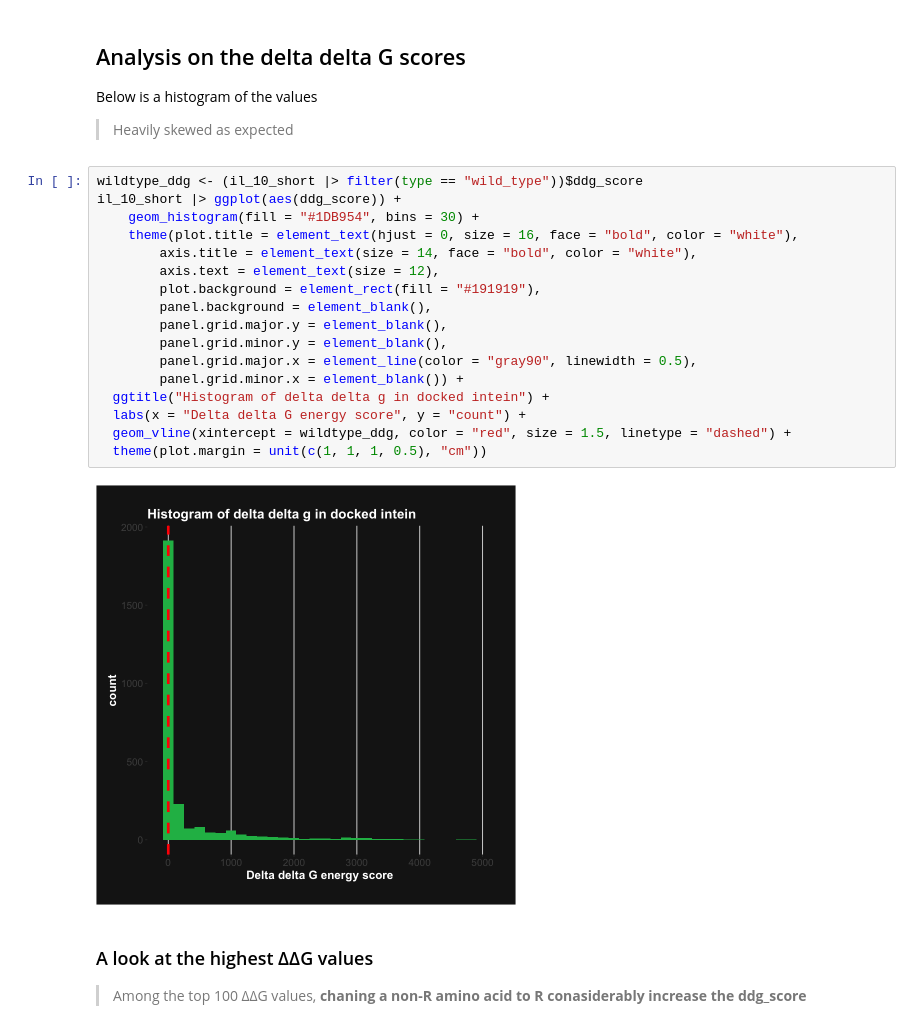
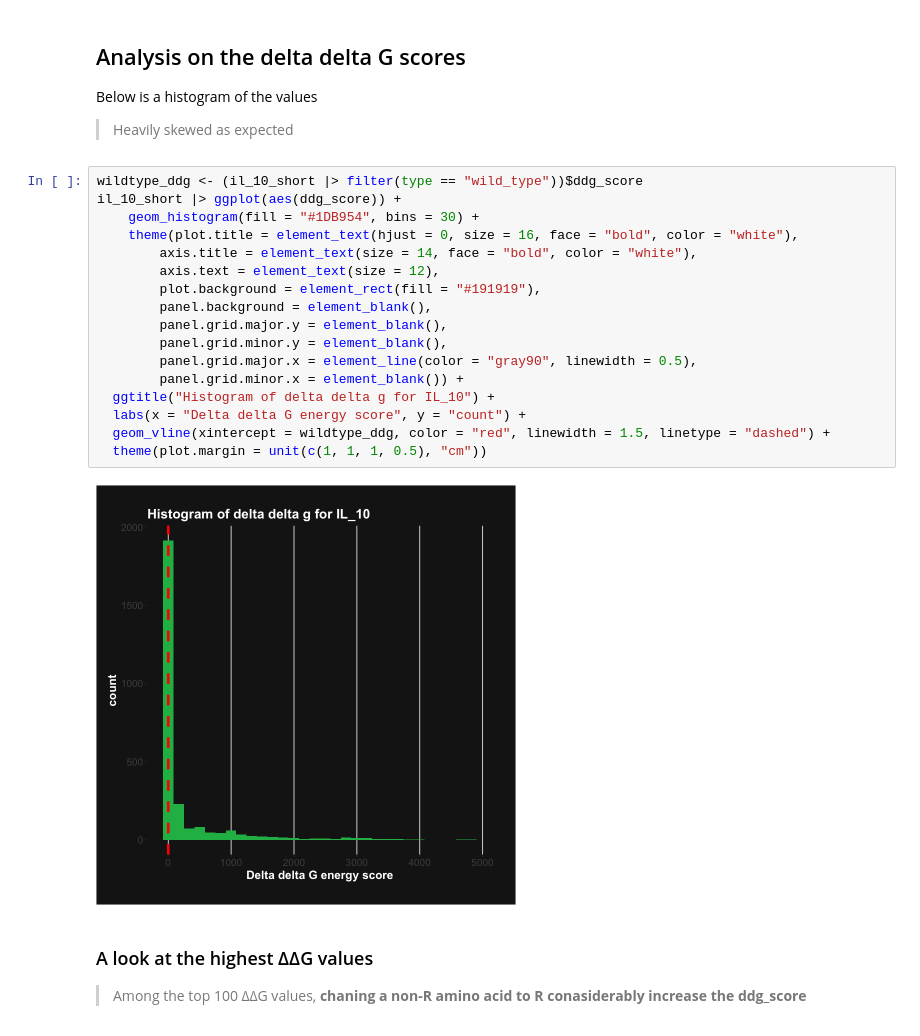
Before and after one commit to redradman/OneAAatATime, a Jupyter notebook: il_10_analysis.ipynb, the cells around one changed output. Cells and saved outputs as stored; diff of their text form.

```diff
--- a/il_10_analysis.ipynb
+++ b/il_10_analysis.ipynb
@@ -74,22 +74,22 @@ Below is a histogram of the values
 # %%
 wildtype_ddg <- (il_10_short |> filter(type == "wild_type"))$ddg_score
 il_10_short |> ggplot(aes(ddg_score)) +
     geom_histogram(fill = "#1DB954", bins = 30) +
     theme(plot.title = element_text(hjust = 0, size = 16, face = "bold", color = "white"),
         axis.title = element_text(size = 14, face = "bold", color = "white"),
         axis.text = element_text(size = 12),
         plot.background = element_rect(fill = "#191919"),
         panel.background = element_blank(),
         panel.grid.major.y = element_blank(),
         panel.grid.minor.y = element_blank(),
         panel.grid.major.x = element_line(color = "gray90", linewidth = 0.5),
         panel.grid.minor.x = element_blank()) +
-  ggtitle("Histogram of delta delta g in docked intein") +
+  ggtitle("Histogram of delta delta g for IL_10") +
   labs(x = "Delta delta G energy score", y = "count") +
-  geom_vline(xintercept = wildtype_ddg, color = "red", size = 1.5, linetype = "dashed") +
+  geom_vline(xintercept = wildtype_ddg, color = "red", linewidth = 1.5, linetype = "dashed") +
   theme(plot.margin = unit(c(1, 1, 1, 0.5), "cm"))
 # %% [output]
-[figure, old version]
+[figure, new version]
 # %% [markdown]
 ### A look at the highest ΔΔG values
 > Among the top 100 ΔΔG values, **chaning a non-R amino acid to R conasiderably increase the ddg_score**
```
Also changed, not shown: parts of 4 cells of this notebook.
